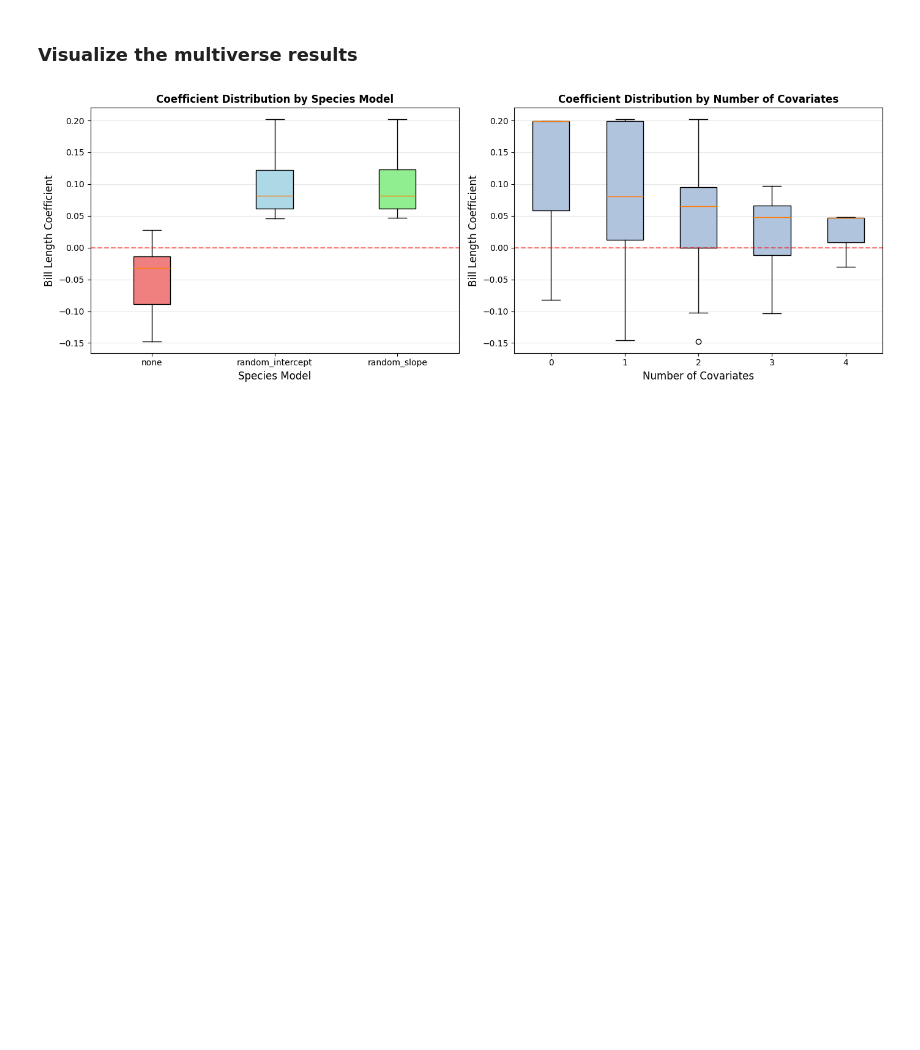
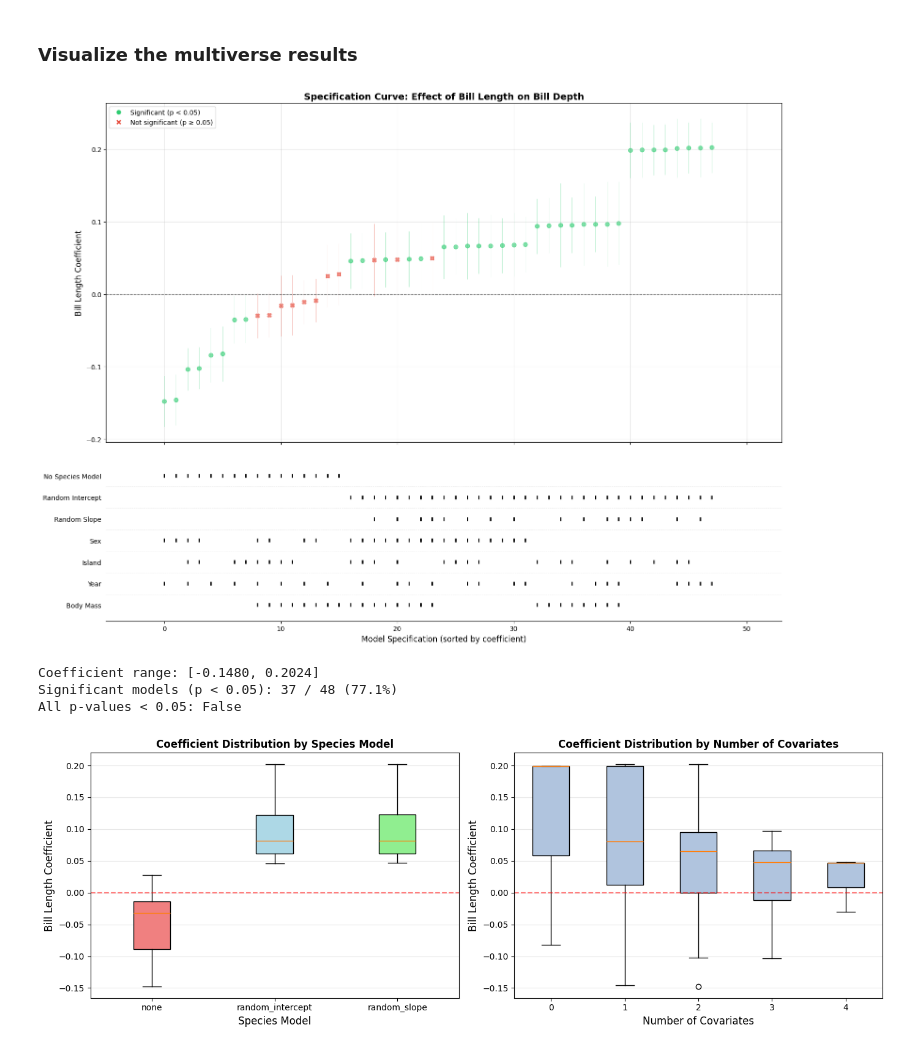
Before and after one commit to BetterCodeBetterScience/bettercode, a Jupyter notebook: notebooks/ch-09/multiverse_penguin_bill_depth.ipynb, the cells around one changed output. Saved outputs shown, nothing was run; the diff lists cells and outputs as text; code cells hidden in the pictures; blank space fills up the shorter version.

```diff
--- a/notebooks/ch-09/multiverse_penguin_bill_depth.ipynb
+++ b/notebooks/ch-09/multiverse_penguin_bill_depth.ipynb
@@ -428,11 +435,12 @@ results_df_sorted['has_random_slope'] = results_df_sorted['species_model'] == 'r
 # Determine statistical significance (p < 0.05)
 results_df_sorted['significant'] = results_df_sorted['p_value'] < 0.05
 
-# Per-variant style: color uses green/red; gray uses dark/light gray plus a
-# distinct marker and dash so the two groups differ without color.
+# Significant vs. non-significant models are set apart by MARKER SHAPE in both
+# variants (circle vs. cross), so the distinction survives grayscale; color and
+# CI-line style add redundant cues.
 STYLE = {
     'color': {'sig': '#2ecc71', 'nonsig': '#e74c3c',
-              'sig_marker': 'o', 'nonsig_marker': 'o',
+              'sig_marker': 'o', 'nonsig_marker': 'X',
               'sig_ls': '-', 'nonsig_ls': '-'},
     'gray': {'sig': '0.0', 'nonsig': '0.6',
              'sig_marker': 'o', 'nonsig_marker': 'X',
@@ -495,33 +503,38 @@ def make_multiverse(variant):
             if row[column]:
                 ax2.scatter(row['model_index'], y_pos, c='black', s=40,
                             marker='|', linewidths=2)
 
     ax2.set_yticks(y_positions)
     ax2.set_yticklabels([label for label, _ in spec_dimensions], fontsize=10)
     ax2.set_ylim(-0.05, 1)
     ax2.set_xlabel('Model Specification (sorted by coefficient)', fontsize=12)
     ax2.set_xlim(-5, len(results_df_sorted) + 5)
     ax2.spines['top'].set_visible(False)
     ax2.spines['right'].set_visible(False)
     ax2.spines['left'].set_visible(False)
     ax2.tick_params(left=False)
 
     for i in range(len(y_positions) - 1):
         y_mid = (y_positions[i] + y_positions[i + 1]) / 2
         ax2.axhline(y=y_mid, color='gray', linestyle='--', alpha=0.2, linewidth=0.5)
 
     fig.tight_layout()
     return fig
 
 
 save_fig_variants(make_multiverse, 'multiverse', CHAPTER, IMAGE_DIR)
 
 make_multiverse('color')
 plt.show()
 
 print(f"\nCoefficient range: [{results_df['coefficient'].min():.4f}, {results_df['coefficient'].max():.4f}]")
 print(f"Significant models (p < 0.05): {(results_df['p_value'] < 0.05).sum()} / {len(results_df)} ({100*(results_df['p_value'] < 0.05).mean():.1f}%)")
 print(f"All p-values < 0.05: {(results_df['p_value'] < 0.05).all()}")
+# %% [output]
+[figure, added]
+Coefficient range: [-0.1480, 0.2024]
+Significant models (p < 0.05): 37 / 48 (77.1%)
+All p-values < 0.05: False
 # %%
 # Compare results across different modeling choices
 fig, axes = plt.subplots(1, 2, figsize=(14, 5))
```
Also changed, not shown: parts of 2 cells of this notebook, 3 other files.
